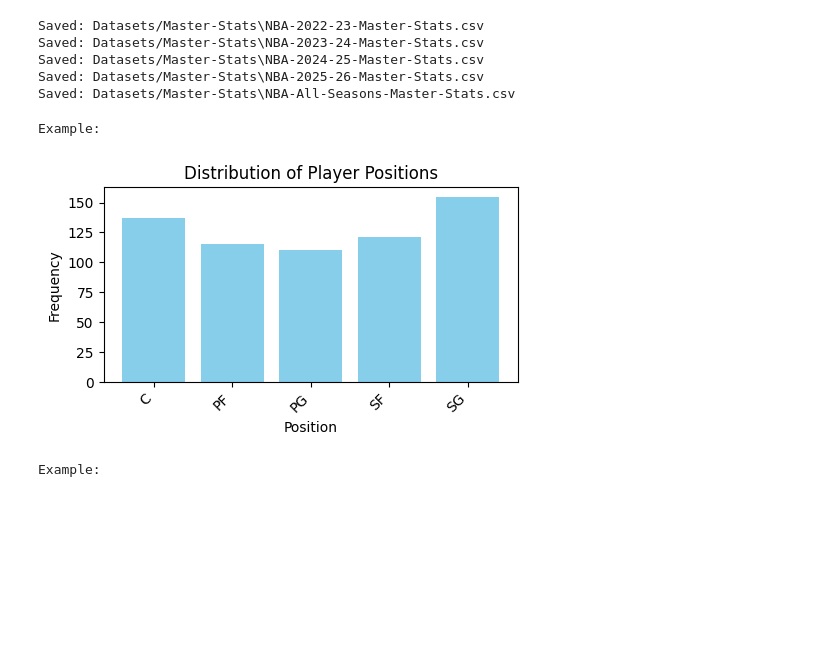
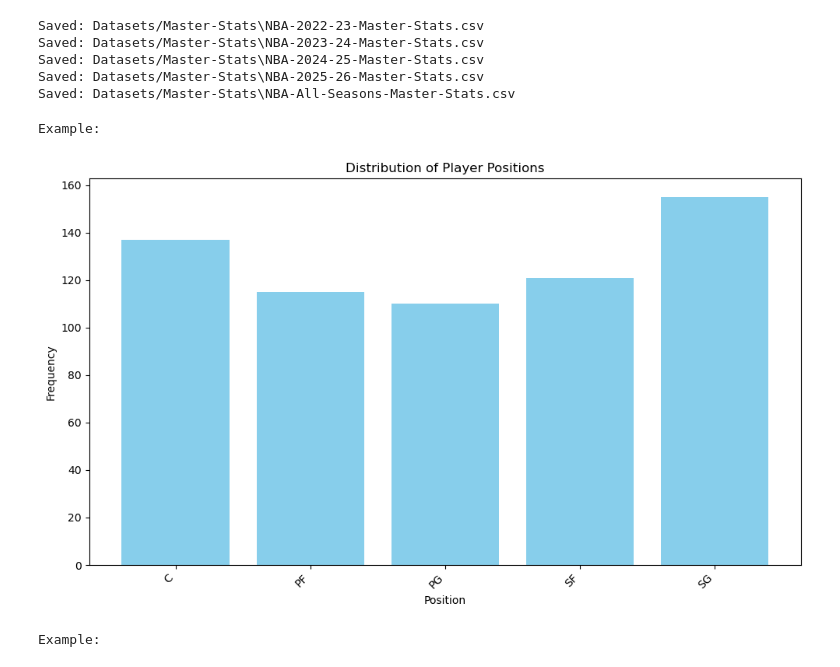
Before and after one commit to Konrad-Rejman/CS4042-Assessment-2, a Jupyter notebook: main.ipynb, the cells around one changed output. Drawn from its saved outputs; the diff is of its cells as text; code cells hidden in the pictures; blank space fills up the shorter version.

Commit message:
fixed graph outputs (might need more testing)

```diff
--- a/main.ipynb
+++ b/main.ipynb
@@ -505,28 +505,28 @@ Saved: Datasets/Master-Stats\NBA-2024-25-Master-Stats.csv
 Saved: Datasets/Master-Stats\NBA-2025-26-Master-Stats.csv
 Saved: Datasets/Master-Stats\NBA-All-Seasons-Master-Stats.csv
 # %%
-def create_bar_graph(df, x_column, title=None, xlabel=None, ylabel='Frequency', figsize=(5, 3), color='skyblue'):
+def create_bar_graph(df, x_column, title=None, xlabel=None, ylabel='Frequency', figsize=(10, 6), color='skyblue'):
 
     if x_column not in df.columns:
         raise ValueError(f"Column '{x_column}' not found in DataFrame")
 
     value_counts = df[x_column].value_counts().sort_index()
 
     plt.figure(figsize=figsize)
     plt.bar(value_counts.index, value_counts.values, color=color)
     plt.xlabel(xlabel if xlabel else x_column)
     plt.ylabel(ylabel)
     plt.title(title if title else f'Distribution of {x_column}')
     plt.xticks(rotation=45, ha='right')
     plt.tight_layout()
     plt.show()
 
 # Example
 print("Example:")
 create_bar_graph(p, 'Pos', title='Distribution of Player Positions', xlabel='Position')
 # %% [output]
 Example:
-[figure, old version]
+[figure, new version]
 # %%
 def create_scatter_plot(df, x_column, y_column, title=None, xlabel=None, ylabel=None,
                        figsize=(10, 6), color='blue', alpha=0.6, s=50):
```
Also changed, not shown: parts of 1 cell of this notebook.
